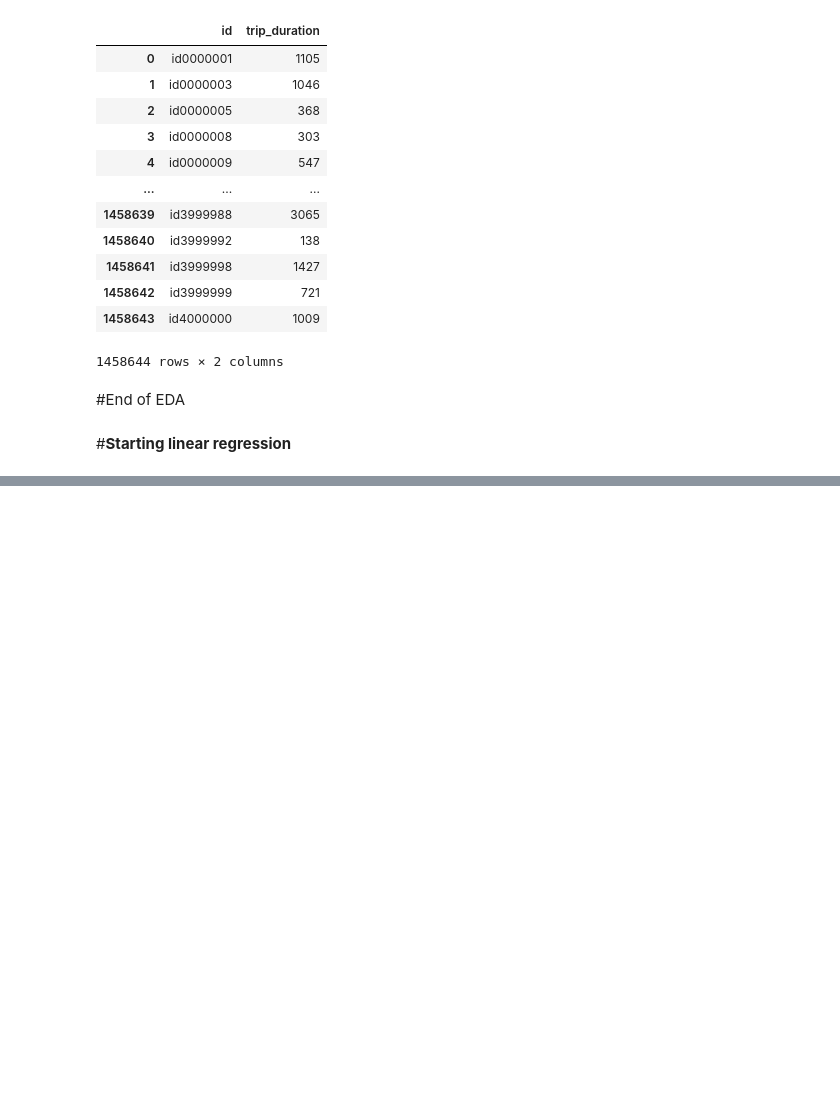
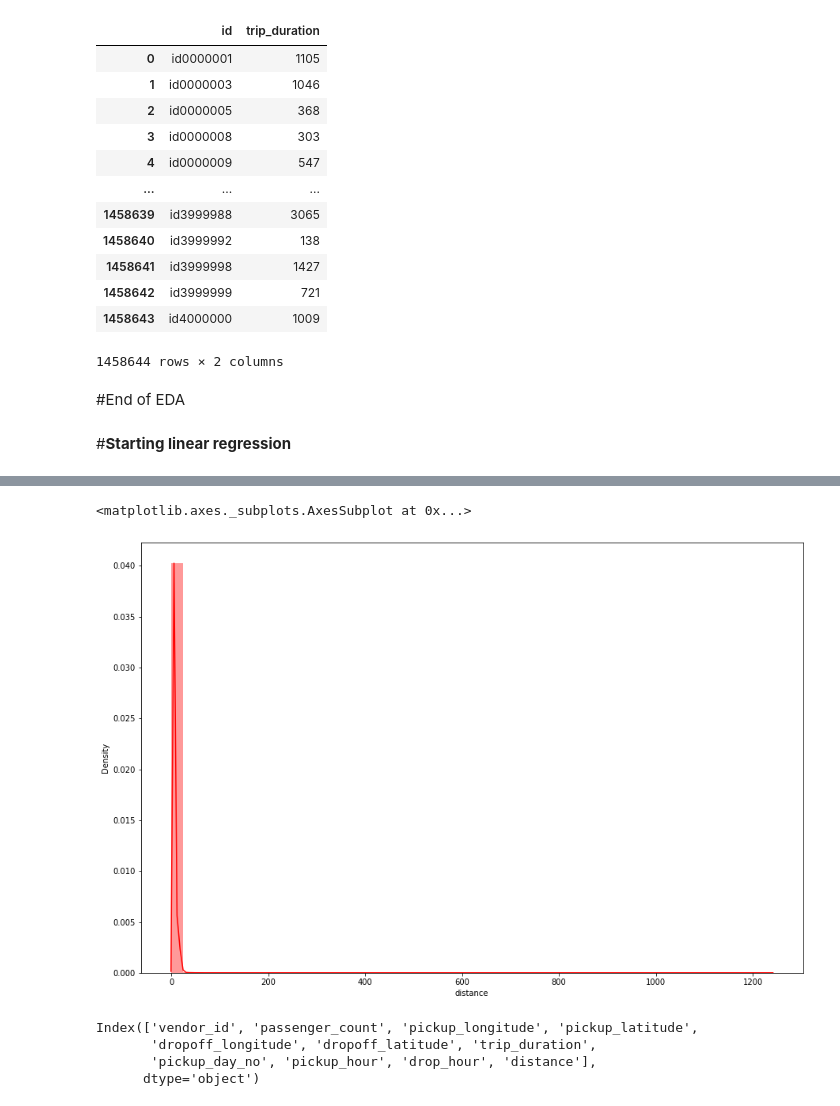
Before and after one commit to Gauravmehra1/NYCTaxiData.csv, a Jupyter notebook: Copy_of_NYC_Taxi_Trip_Time_Prediction_Capstone_Project.ipynb, the cells around one changed output, grey strips where cells are left out. Saved outputs shown, nothing was run; the diff lists cells and outputs as text; code cells hidden in the pictures; blank space fills up the shorter version.

```diff
--- a/Copy_of_NYC_Taxi_Trip_Time_Prediction_Capstone_Project.ipynb
+++ b/Copy_of_NYC_Taxi_Trip_Time_Prediction_Capstone_Project.ipynb
@@ -690,0 +719,13 @@ trip_con.max()
+# %%
+plt.figure(figsize=(15,10))
+sns.distplot(df['distance'],color='r')
+# %% [output]
+<matplotlib.axes._subplots.AxesSubplot at 0x...>
+[figure, added]
+# %%
+df.describe().columns
+# %% [output]
+Index(['vendor_id', 'passenger_count', 'pickup_longitude', 'pickup_latitude',
+       'dropoff_longitude', 'dropoff_latitude', 'trip_duration',
+       'pickup_day_no', 'pickup_hour', 'drop_hour', 'distance'],
+      dtype='object')
```
Also changed, not shown: parts of 16 cells of this notebook.
